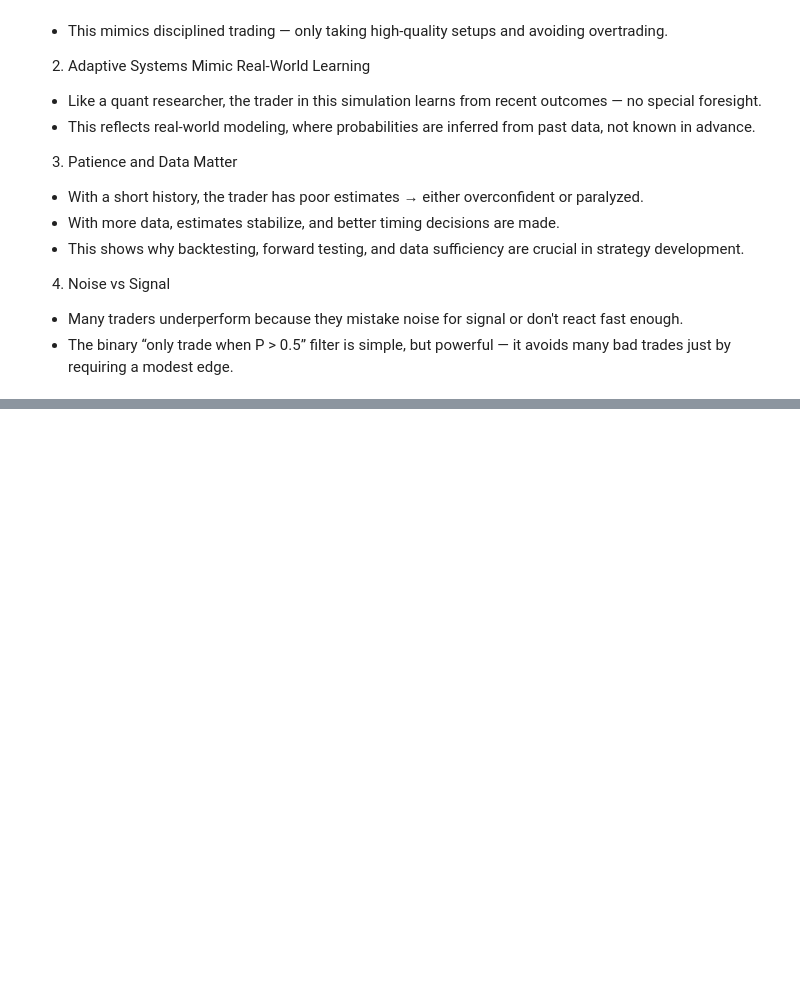
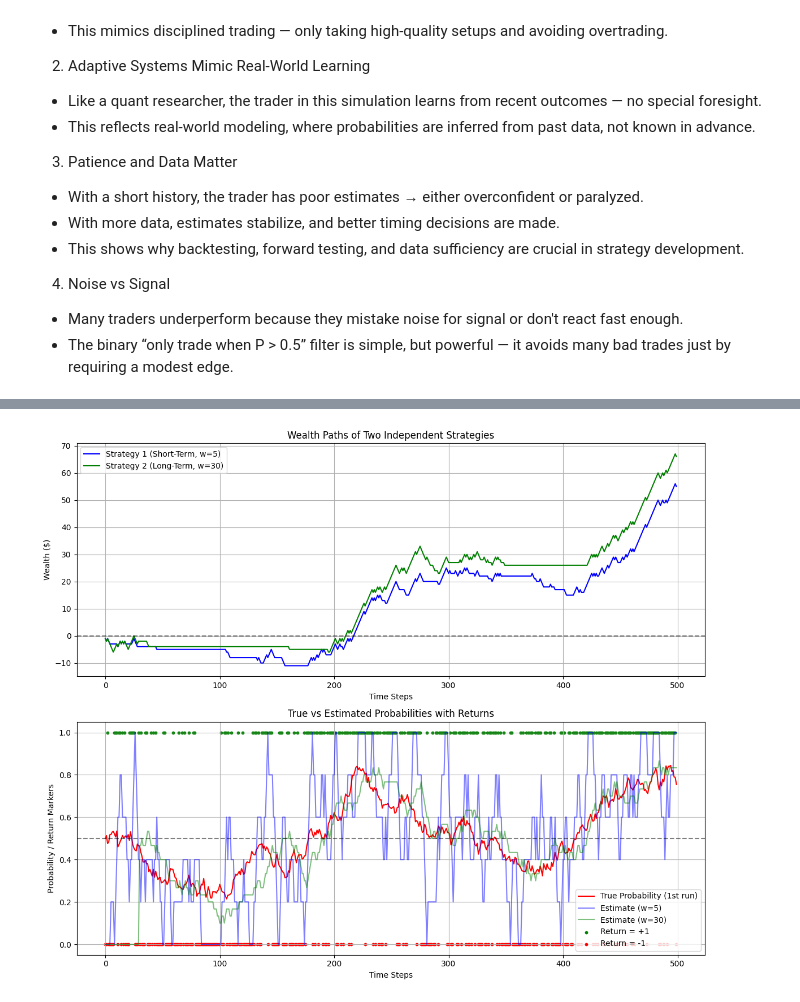
Before and after one commit to anteqkois/algo-statistics-bachelors-thesis, a Jupyter notebook: src/statistic-in-trading.ipynb, the cells around one changed output, grey strips where cells are left out. Cells and saved outputs as stored; diff of their text form; code cells hidden in the pictures; blank space fills up the shorter version.

```diff
--- a/src/statistic-in-trading.ipynb
+++ b/src/statistic-in-trading.ipynb
@@ -549,0 +670,66 @@ As a result, the strategy performs reasonably well in fair markets, but doesn’
+# %%
+# Parameters
+n_steps = 500
+window_size_1=5
+window_size_2=30
+
+returns, true_probs = dynamic_probability_game(n_steps)
+
+def adaptive_strategy_single(n_steps, window_size):
+    """Simulates a single strategy with given window size."""
+    wealth = np.zeros(n_steps)
+    estimated_probs = np.zeros(n_steps)
+
+    for t in range(window_size):
+        wealth[t] = wealth[t - 1] + returns[t] if t > 0 else returns[0]
+
+    for t in range(window_size, n_steps):
+        prev_outcomes = (returns[t - window_size:t] > 0).astype(int)
+        est_prob = np.mean(prev_outcomes)
+        estimated_probs[t] = est_prob
+
+        if est_prob > 0.5:
+            wealth[t] = wealth[t - 1] + returns[t]
+        else:
+            wealth[t] = wealth[t - 1]
+
+    return wealth, estimated_probs, returns
+
+w1, ep1, ret1 = adaptive_strategy_single(n_steps, window_size=window_size_1)
+w2, ep2, ret2 = adaptive_strategy_single(n_steps, window_size=window_size_2)
+
+# Plotting
+fig, (ax1, ax2) = plt.subplots(2, 1, figsize=(12, 10))
+
+# Wealth comparison
+ax1.plot(w1, color='blue', label=f"Strategy 1 (Short-Term, w={window_size_1})")
+ax1.plot(w2, color='green', label=f"Strategy 2 (Long-Term, w={window_size_2})")
+ax1.axhline(y=0, color='black', linestyle='--', alpha=0.5)
+ax1.set_title('Wealth Paths of Two Independent Strategies')
+ax1.set_xlabel('Time Steps')
+ax1.set_ylabel('Wealth ($)')
+ax1.legend()
+ax1.grid(True)
+
+# Probability estimates and returns
+ax2.plot(true_probs, color='red', label='True Probability (1st run)')
+ax2.plot(ep1, color='blue', alpha=0.5, label=f"Estimate (w={window_size_1})")
+ax2.plot(ep2, color='green', alpha=0.5, label=f"Estimate (w={window_size_2})")
+
+# Mark +1 and -1 returns
+pos_returns = np.where(ret1 == 1)[0]
+neg_returns = np.where(ret1 == -1)[0]
+ax2.scatter(pos_returns, np.full_like(pos_returns, 1.1), color='green', s=10, label='Return = +1')
+ax2.scatter(neg_returns, np.full_like(neg_returns, -0.1), color='red', s=10, label='Return = -1')
+
+ax2.axhline(y=0.5, color='black', linestyle='--', alpha=0.5)
+ax2.set_title('True vs Estimated Probabilities with Returns')
+ax2.set_xlabel('Time Steps')
+ax2.set_ylabel('Probability / Return Markers')
+ax2.legend()
+ax2.grid(True)
+
+plt.tight_layout()
+plt.show()
+# %% [output]
+[figure, added]
```
Also changed, not shown: parts of 8 cells of this notebook.
